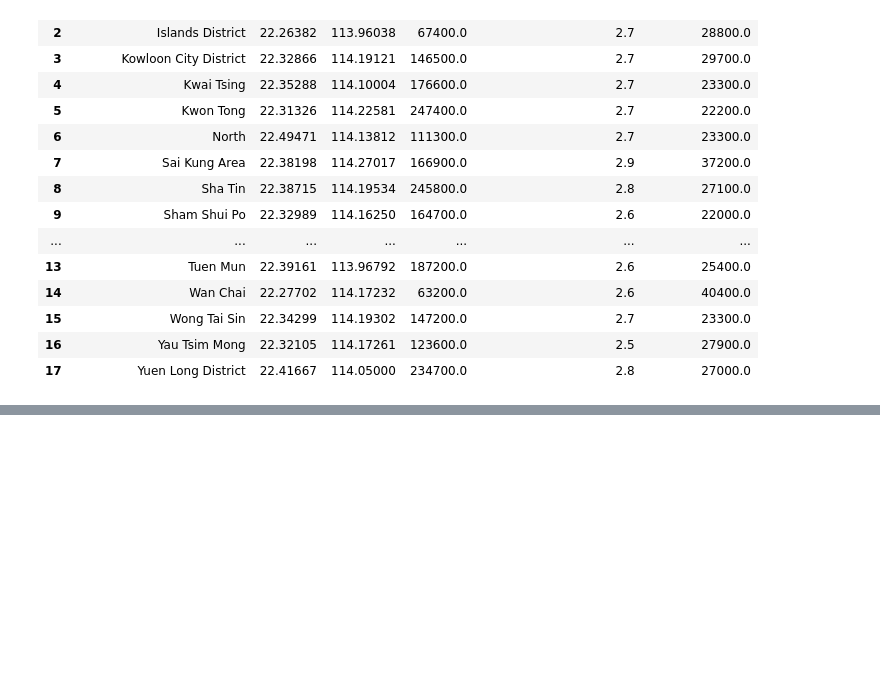
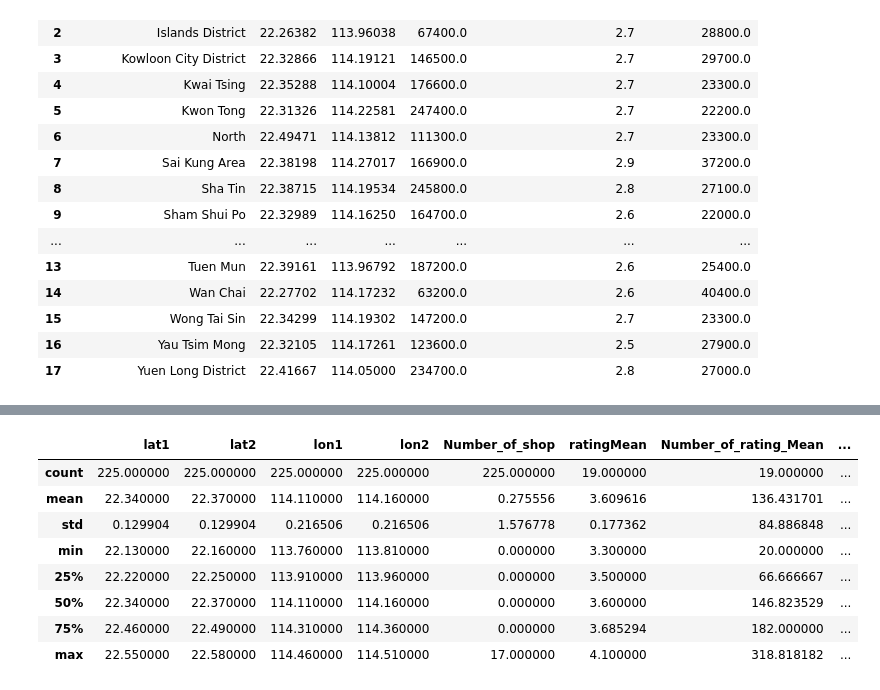
Before and after one commit to lokwanwai/DataHack_cuhkGPT, a Jupyter notebook: notebook/gridAnalysis.ipynb, the cells around one changed output, grey strips where cells are left out. Cells and saved outputs as stored; diff of their text form; code cells hidden in the pictures; blank space fills up the shorter version.

```diff
--- a/notebook/gridAnalysis.ipynb
+++ b/notebook/gridAnalysis.ipynb
@@ -137,2 +192,14 @@ df_zone
+# %%
+df_zone.describe()
+# %% [output]
+|  | lat1 | lat2 | lon1 | lon2 | Number_of_shop | ratingMean | Number_of_rating_Mean | ... |
+| count | 225.000000 | 225.000000 | 225.000000 | 225.000000 | 225.000000 | 19.000000 | 19.000000 | ... |
+| mean | 22.340000 | 22.370000 | 114.110000 | 114.160000 | 0.275556 | 3.609616 | 136.431701 | ... |
+| std | 0.129904 | 0.129904 | 0.216506 | 0.216506 | 1.576778 | 0.177362 | 84.886848 | ... |
+| min | 22.130000 | 22.160000 | 113.760000 | 113.810000 | 0.000000 | 3.300000 | 20.000000 | ... |
+| 25% | 22.220000 | 22.250000 | 113.910000 | 113.960000 | 0.000000 | 3.500000 | 66.666667 | ... |
+| 50% | 22.340000 | 22.370000 | 114.110000 | 114.160000 | 0.000000 | 3.600000 | 146.823529 | ... |
+| 75% | 22.460000 | 22.490000 | 114.310000 | 114.360000 | 0.000000 | 3.685294 | 182.000000 | ... |
+| max | 22.550000 | 22.580000 | 114.460000 | 114.510000 | 17.000000 | 4.100000 | 318.818182 | ... |
 # %%
 df_zone.to_csv("../data/processed/zoneAnalysis.csv", index=False)
```
Also changed, not shown: parts of 10 cells of this notebook, 12 other files.
